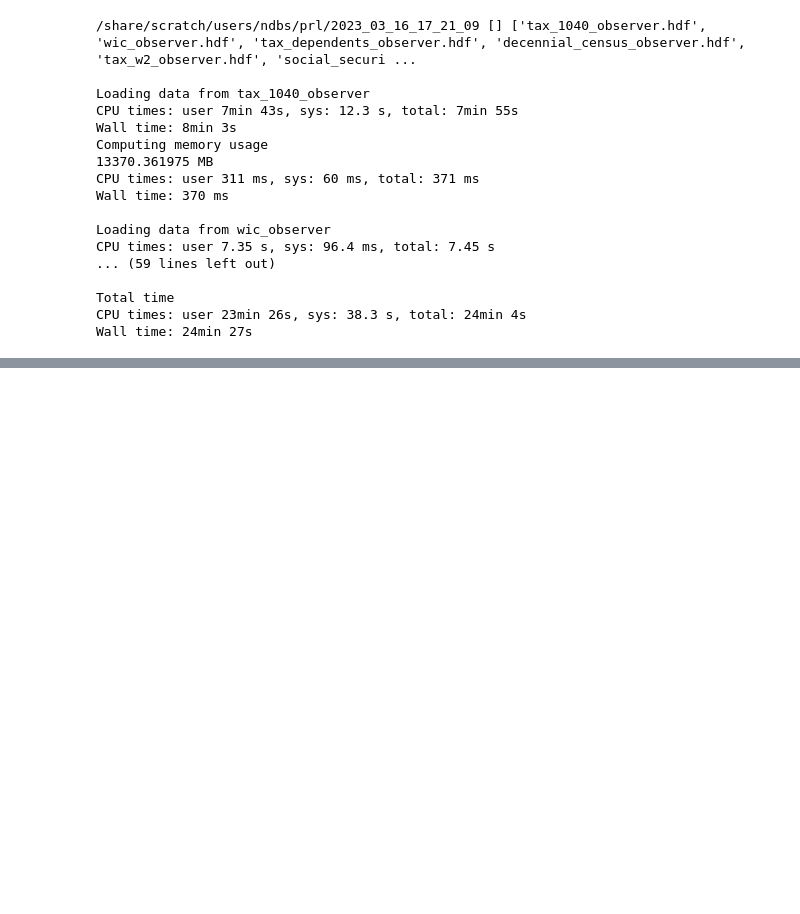
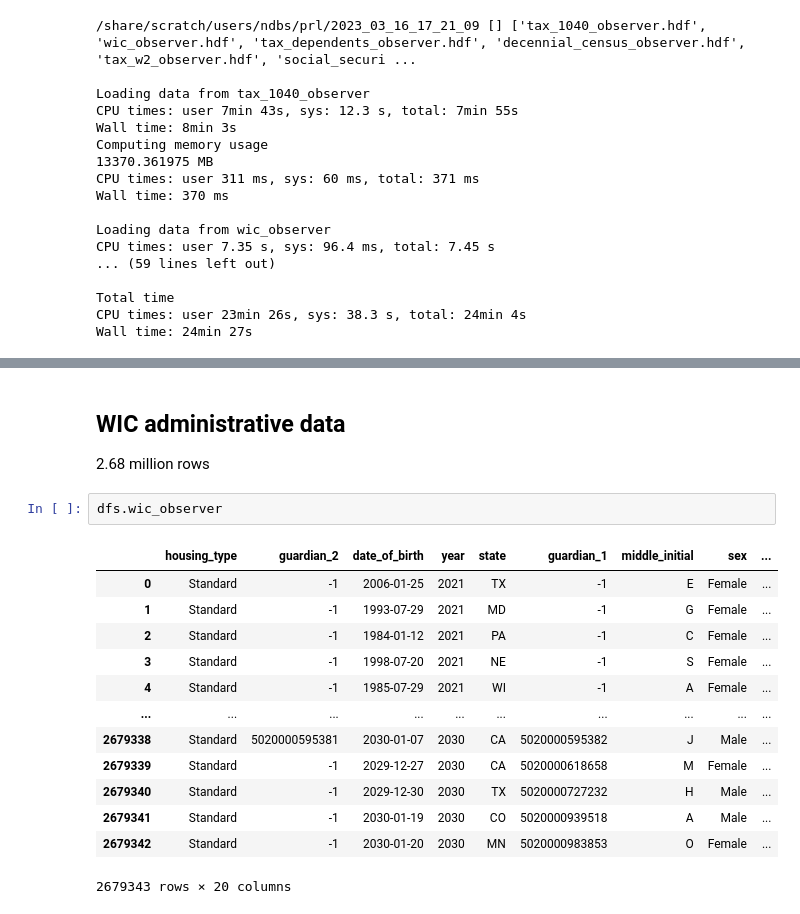
Before and after one commit to ihmeuw/vivarium_research_prl, a Jupyter notebook: big_data_tests/2023_04_04a_large_data_tests_2023_03_16_17_21_09.ipynb, the cells around one changed output, grey strips where cells are left out. Cells and saved outputs as stored; diff of their text form; blank space fills up the shorter version.

```diff
--- a/big_data_tests/2023_04_04a_large_data_tests_2023_03_16_17_21_09.ipynb
+++ b/big_data_tests/2023_04_04a_large_data_tests_2023_03_16_17_21_09.ipynb
@@ -216,0 +334,20 @@ Wall time: 24min 27s
+# %% [markdown]
+## WIC administrative data
+
+2.68 million rows
+# %%
+dfs.wic_observer
+# %% [output]
+|  | housing_type | guardian_2 | date_of_birth | year | state | guardian_1 | middle_initial | sex | ... |
+| 0 | Standard | -1 | 2006-01-25 | 2021 | TX | -1 | E | Female | ... |
+| 1 | Standard | -1 | 1993-07-29 | 2021 | MD | -1 | G | Female | ... |
+| 2 | Standard | -1 | 1984-01-12 | 2021 | PA | -1 | C | Female | ... |
+| 3 | Standard | -1 | 1998-07-20 | 2021 | NE | -1 | S | Female | ... |
+| 4 | Standard | -1 | 1985-07-29 | 2021 | WI | -1 | A | Female | ... |
+| ... | ... | ... | ... | ... | ... | ... | ... | ... | ... |
+| 2679338 | Standard | 5020000595381 | 2030-01-07 | 2030 | CA | 5020000595382 | J | Male | ... |
+| 2679339 | Standard | -1 | 2029-12-27 | 2030 | CA | 5020000618658 | M | Female | ... |
+| 2679340 | Standard | -1 | 2029-12-30 | 2030 | TX | 5020000727232 | H | Male | ... |
+| 2679341 | Standard | -1 | 2030-01-19 | 2030 | CO | 5020000939518 | A | Male | ... |
+| 2679342 | Standard | -1 | 2030-01-20 | 2030 | MN | 5020000983853 | O | Female | ... |
+2679343 rows × 20 columns
```
Also changed, not shown: parts of 22 cells of this notebook.
